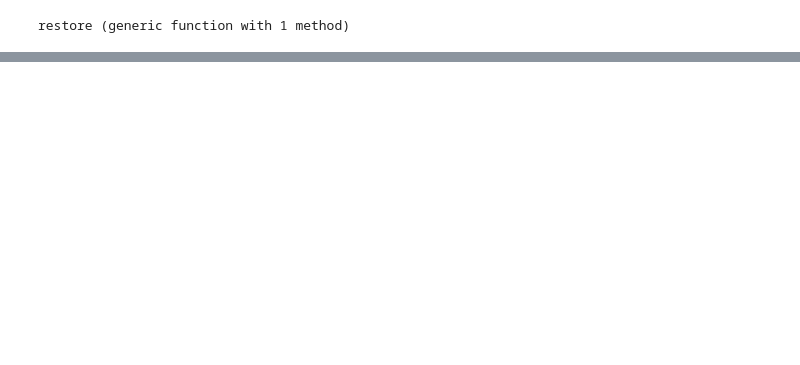
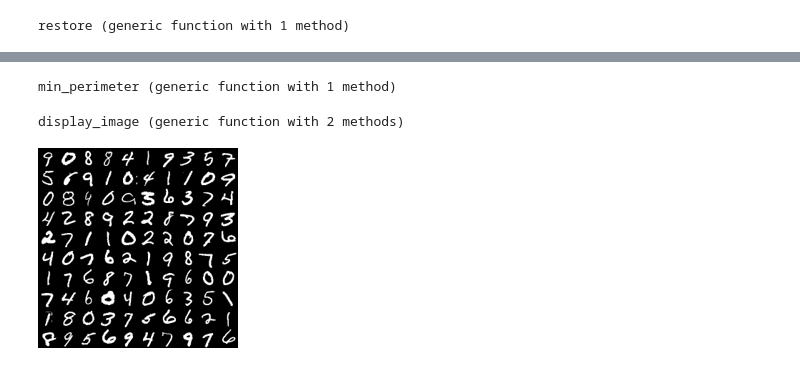
Before and after one commit to xiaohk/machine_learning_julia, a Jupyter notebook: exercise3/exercise3.ipynb, the cells around one changed output, grey strips where cells are left out. Saved outputs shown, nothing was run; the diff lists cells and outputs as text; code cells hidden in the pictures; blank space fills up the shorter version.

```diff
--- a/exercise3/exercise3.ipynb
+++ b/exercise3/exercise3.ipynb
@@ -32,8 +71,11 @@ numbers = data["y"]
 # %%
+# The width of the small image
+const WIDTH = convert(Int64, sqrt(length(images[1, :])))
+
 # Reshape one row of the training example into a square matrix
 function restore(row::Array{Float64, 1})
     width = convert(Int64,sqrt(length(row)))
-    return reshape(row, width, width)
+    return  clamp01nan.(reshape(row, width, width))
 end
 # %% [output]
 restore (generic function with 1 method)
@@ -146,0 +101,61 @@ LoadError: ImageMagick had test errors
+# %%
+# Find the suitable grid matrix
+function min_perimeter(total::Int64)
+    min_a = min_b = start = convert(Int64, ceil(sqrt(total)))
+    peri = Inf
+    for a in convert(Int64, floor(start/2)):start
+        for b in convert(Int64, floor(start/2)):start
+            if (a + b) * 2 < peri && total <= a * b
+                min_a, min_b = a, b
+                peri = (a + b) * 2
+            end
+        end
+    end
+    return min_a, min_b
+end
+# %% [output]
+min_perimeter (generic function with 1 method)
+# %%
+# Display the images. `rows` is an array consisting the row number of the
+# images to display. The default is to randomly display 100 images.
+function display_image(rows::Array = [])
+    # Set up width and other variables
+    if rows == []
+        rows = rand(1:size(images, 1), 100)
+    end
+
+    if (tem_1 = sqrt(length(rows))) == (tem_2 = convert(Int64, ceil(tem_1)))
+        width = len = tem_2
+    else
+        len, width =  min_perimeter(length(rows))
+    end
+
+    fill_num = length(rows) - width * len
+
+    # Preallocate a big square matrix
+    square = Array{Float64}(len * WIDTH, width * WIDTH)
+    row_cand = [i * WIDTH + 1 for i in 0:len-1]
+    col_cand = [i * WIDTH + 1 for i in 0:width-1]
+    i = 1
+
+    # Moving small images into the big square in a loop
+    for row in row_cand
+        for col in col_cand
+            if i <= length(rows)
+                move_image!(row, col, square, restore(images[rows[i], :]))
+                i += 1
+            else
+                # Fill the extra black squares
+                move_image!(row, col, square, zeros(WIDTH, WIDTH))
+            end
+        end
+    end
+
+    get_image(square)
+end
+# %% [output]
+display_image (generic function with 2 methods)
+# %%
+display_image()
+# %% [output]
+[figure, added]
```
Also changed, not shown: parts of 22 cells of this notebook, 1 other file.
